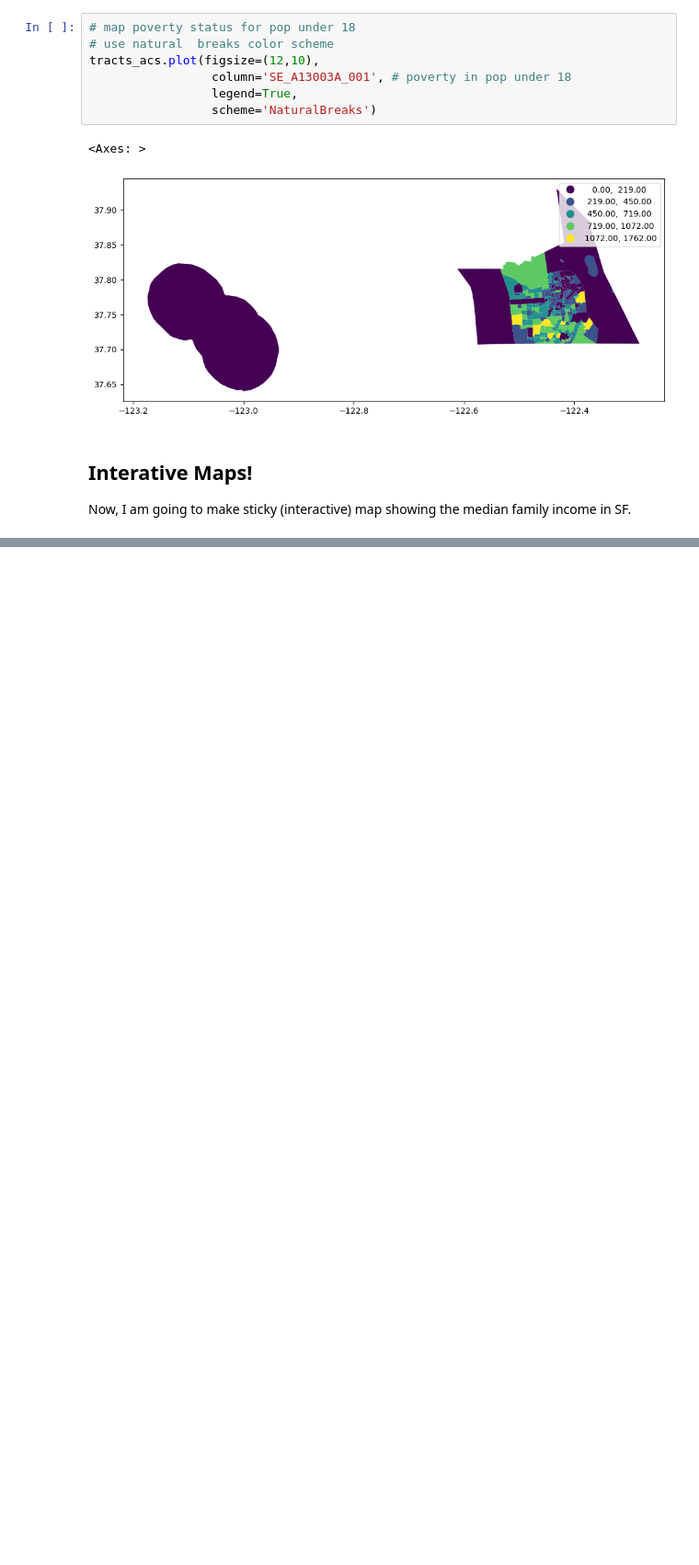
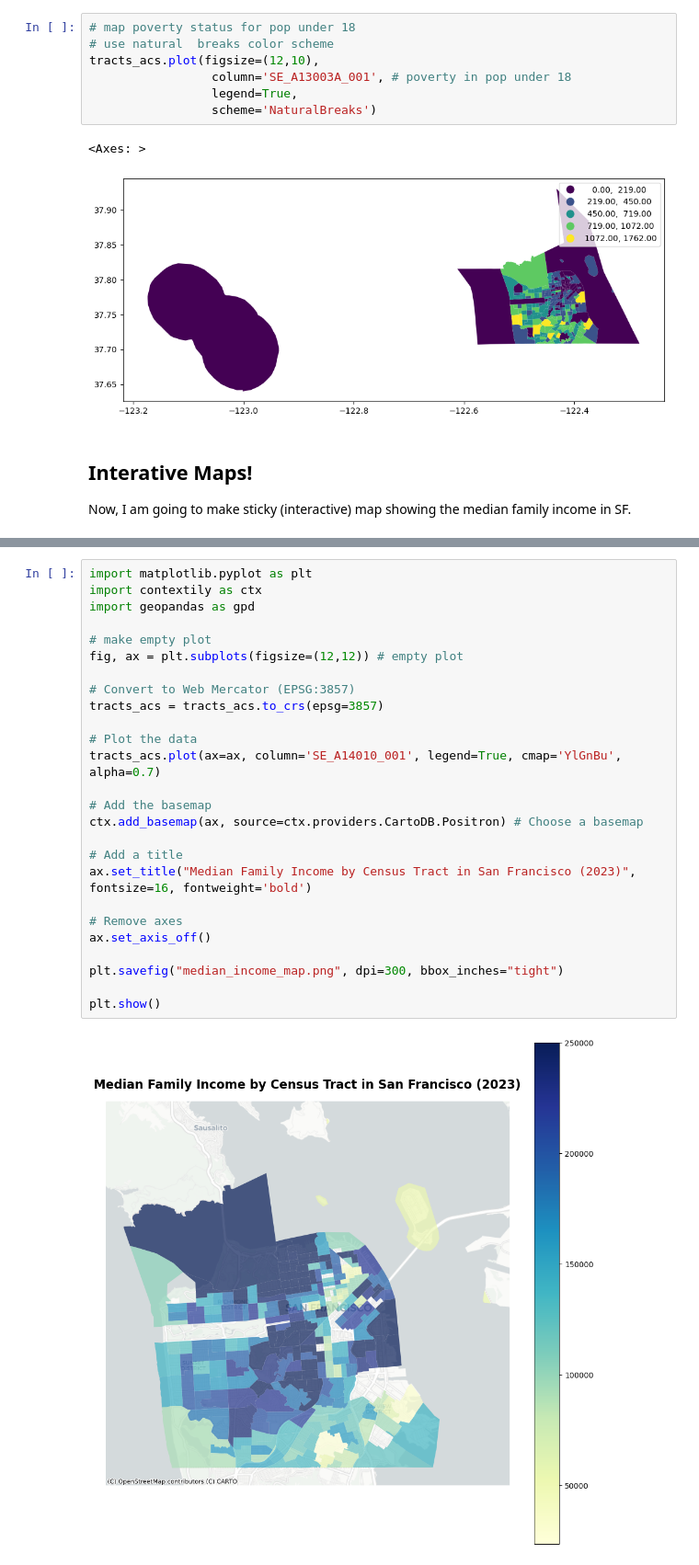
Before and after one commit to abigailea03/SF_transpo_school_access, a Jupyter notebook: Group Assignments/Abigail Adams/wk3_abigailea03_group.ipynb, the cells around one changed output, grey strips where cells are left out. Shown at 92% size. Saved outputs shown, nothing was run; the diff lists cells and outputs as text; blank space fills up the shorter version.

```diff
--- a/Group Assignments/Abigail Adams/wk3_abigailea03_group.ipynb
+++ b/Group Assignments/Abigail Adams/wk3_abigailea03_group.ipynb
@@ -435,3 +437,31 @@ m
 # missing area is black
 # %% [output]
 [interactive output not drawn]
+# %%
+import matplotlib.pyplot as plt
+import contextily as ctx
+import geopandas as gpd
+
+# make empty plot
+fig, ax = plt.subplots(figsize=(12,12)) # empty plot
+
+# Convert to Web Mercator (EPSG:3857)
+tracts_acs = tracts_acs.to_crs(epsg=3857)
+
+# Plot the data
+tracts_acs.plot(ax=ax, column='SE_A14010_001', legend=True, cmap='YlGnBu', alpha=0.7)
+
+# Add the basemap
+ctx.add_basemap(ax, source=ctx.providers.CartoDB.Positron) # Choose a basemap
+
+# Add a title
+ax.set_title("Median Family Income by Census Tract in San Francisco (2023)", fontsize=16, fontweight='bold')
+
+# Remove axes
+ax.set_axis_off()
+
+plt.savefig("median_income_map.png", dpi=300, bbox_inches="tight")
+
+plt.show()
+# %% [output]
+[figure, added]
```
Also changed, not shown: parts of 5 cells of this notebook, 3 other files.
